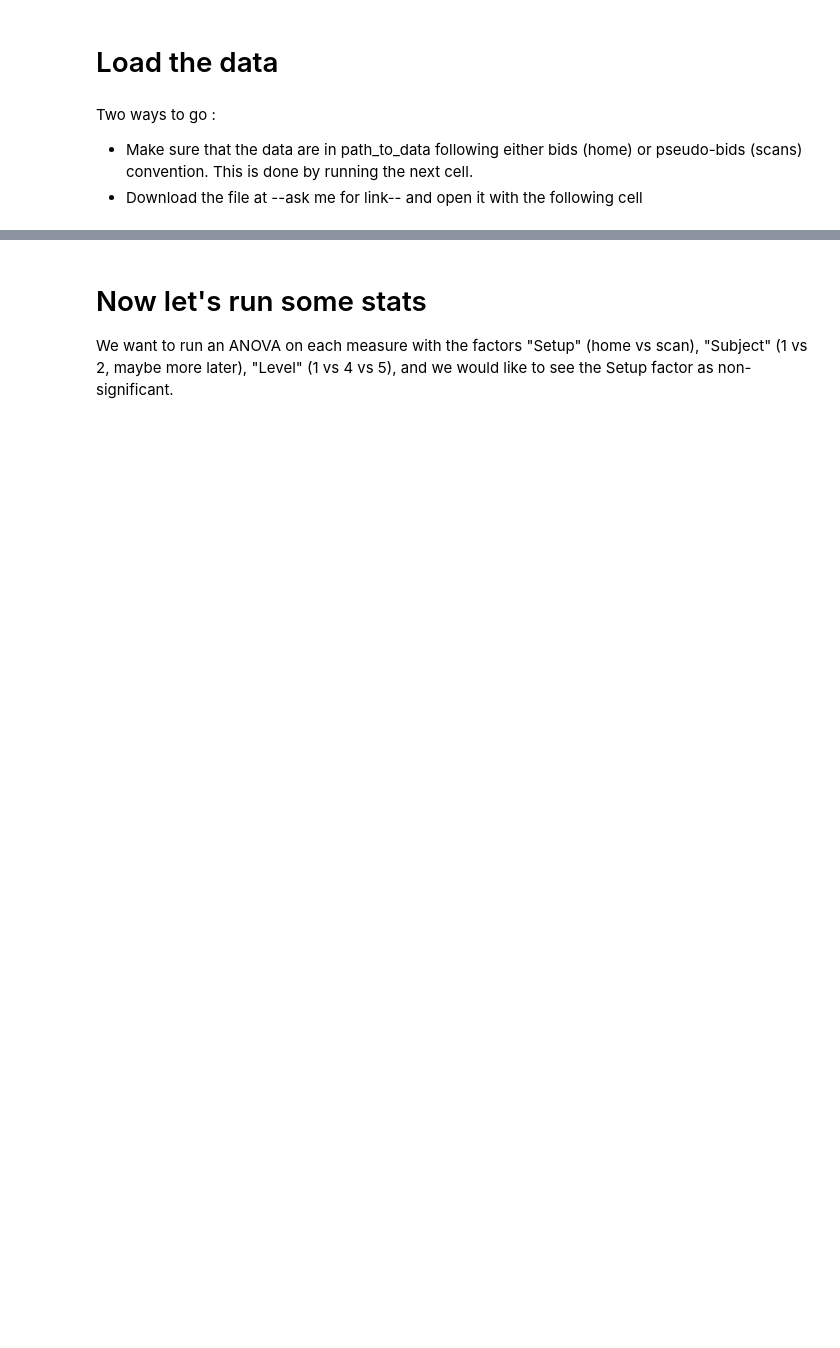
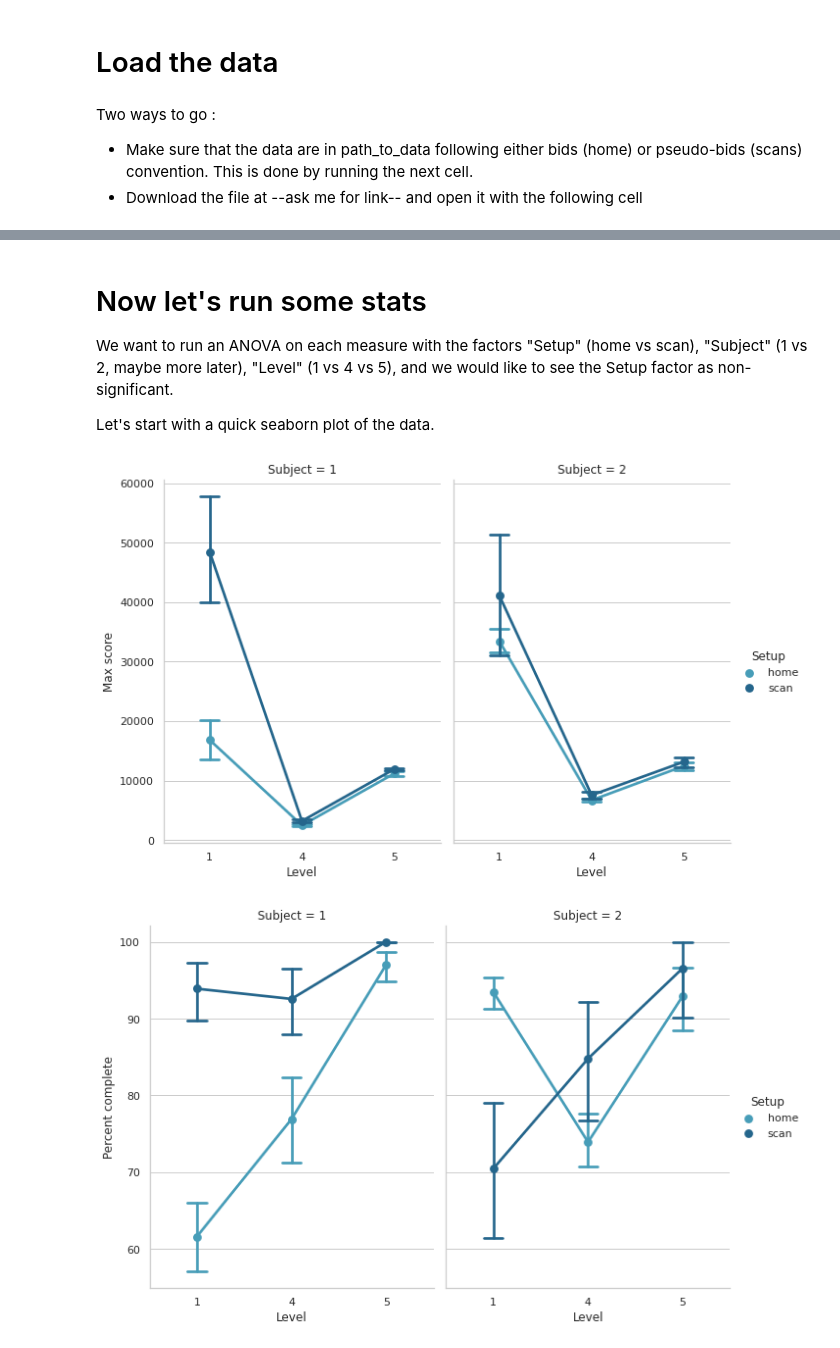
Before and after one commit to courtois-neuromod/shinobi_behav, a Jupyter notebook: notebooks/home-vs-scanner_behav.ipynb, the cells around one changed output, grey strips where cells are left out. Saved outputs shown, nothing was run; the diff lists cells and outputs as text; code cells hidden in the pictures; blank space fills up the shorter version.

Commit message:
added sbn graphs of ANOVA

```diff
--- a/notebooks/home-vs-scanner_behav.ipynb
+++ b/notebooks/home-vs-scanner_behav.ipynb
@@ -65,3 +65,26 @@ df = pd.read_csv(path_to_data + '/processed/homeVSscan.csv')
 # Now let's run some stats
 
 We want to run an ANOVA on each measure with the factors "Setup" (home vs scan), "Subject" (1 vs 2, maybe more later), "Level" (1 vs 4 vs 5), and we would like to see the Setup factor as non-significant.
+
+Let's start with a quick seaborn plot of the data.
+# %%
+import seaborn as sns
+sns.set_theme(style="whitegrid")
+
+# Load the example exercise dataset
+#df = sns.load_dataset("exercise")
+
+# Draw a pointplot to show pulse as a function of three categorical factors
+g = sns.catplot(x="Level", y="Max score", hue="Setup", col="Subject",
+                capsize=.2, palette="YlGnBu_d", height=6, aspect=.75,
+                kind="point", data=df)
+g = sns.catplot(x="Level", y="Percent complete", hue="Setup", col="Subject",
+                capsize=.2, palette="YlGnBu_d", height=6, aspect=.75,
+                kind="point", data=df)
+g = sns.catplot(x="Level", y="Health loss", hue="Setup", col="Subject",
+                capsize=.2, palette="YlGnBu_d", height=6, aspect=.75,
+                kind="point", data=df)
+#g.despine(left=True)
+# %% [output]
+[figure, added]
+[figure, added]
```
Also changed, not shown: parts of 3 cells of this notebook.
